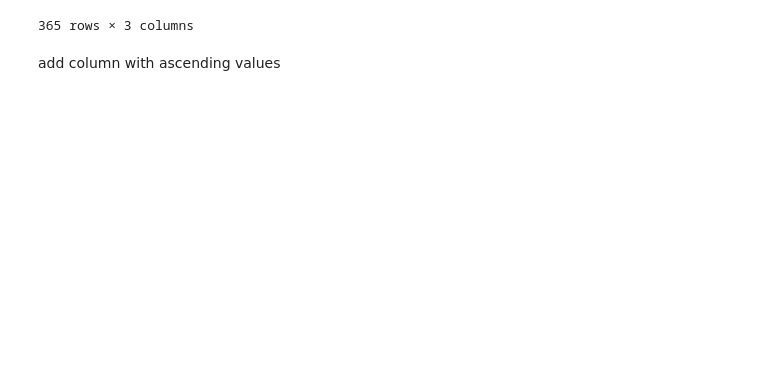
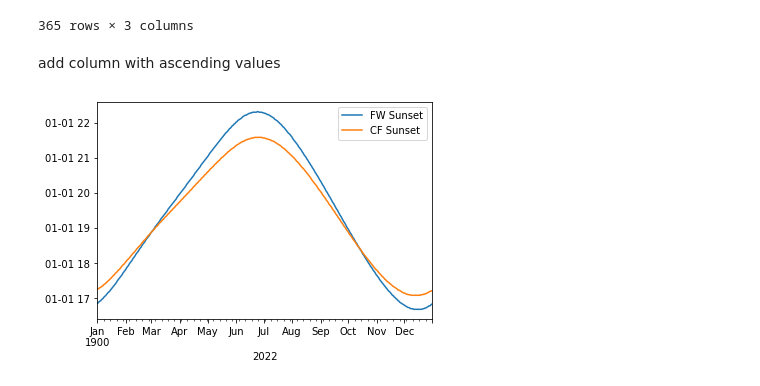
Before and after one commit to JamieMacManaway/sunset, a Jupyter notebook: sunset.ipynb, the cells around one changed output. Saved outputs shown, nothing was run; the diff lists cells and outputs as text; code cells hidden in the pictures; blank space fills up the shorter version.

```diff
--- a/sunset.ipynb
+++ b/sunset.ipynb
@@ -136,13 +138,15 @@ sunsetdata
 # %% [markdown]
 add column with ascending values
 # %%
-sunsetdata['Number'] = np.arange(sunsetdata.shape[0])
-sunsetdata.dtypes
+#sunsetdata['Number'] = np.arange(sunsetdata.shape[0])
+#sunsetdata.dtypes
 # %%
 #fwdata['FW Sunset'] = pd.to_datetime(fwdata['FW Sunset']).dt.time
 #cfdata['CF Sunset'] = pd.to_datetime(cfdata['CF Sunset']).dt.time
 # %%
-sunsetdata.plot(x = 'Number', y = ['FW Sunset', 'CF Sunset'])
+sunsetdata.plot(x = '2022', y = ['FW Sunset', 'CF Sunset'])
 plt.show()
+# %% [output]
+[figure, added]
 # %%
 #plt.plot_date(['2022'], ['FW Sunset', 'CF Sunset'])
```
Also changed, not shown: parts of 5 cells of this notebook.
